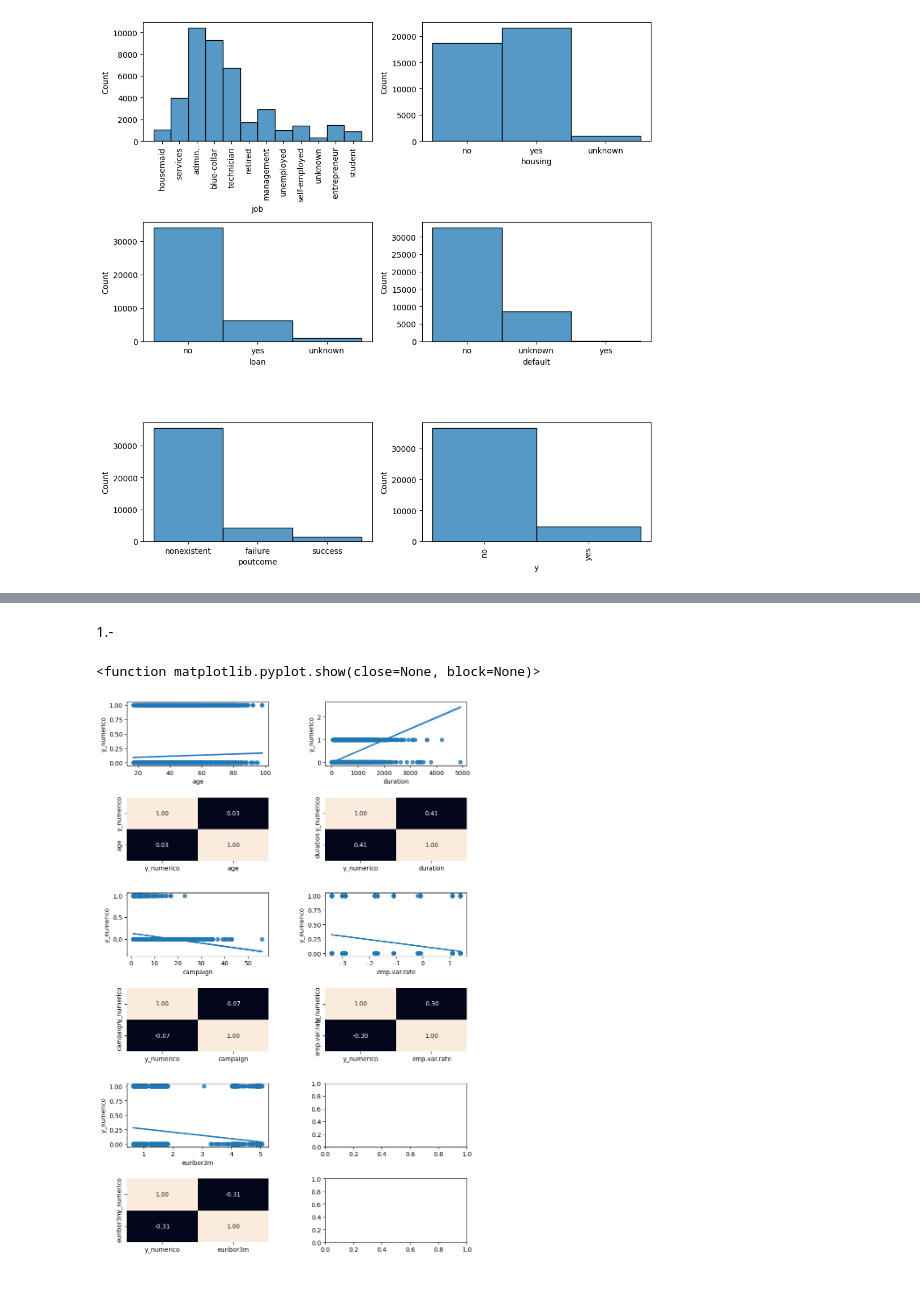
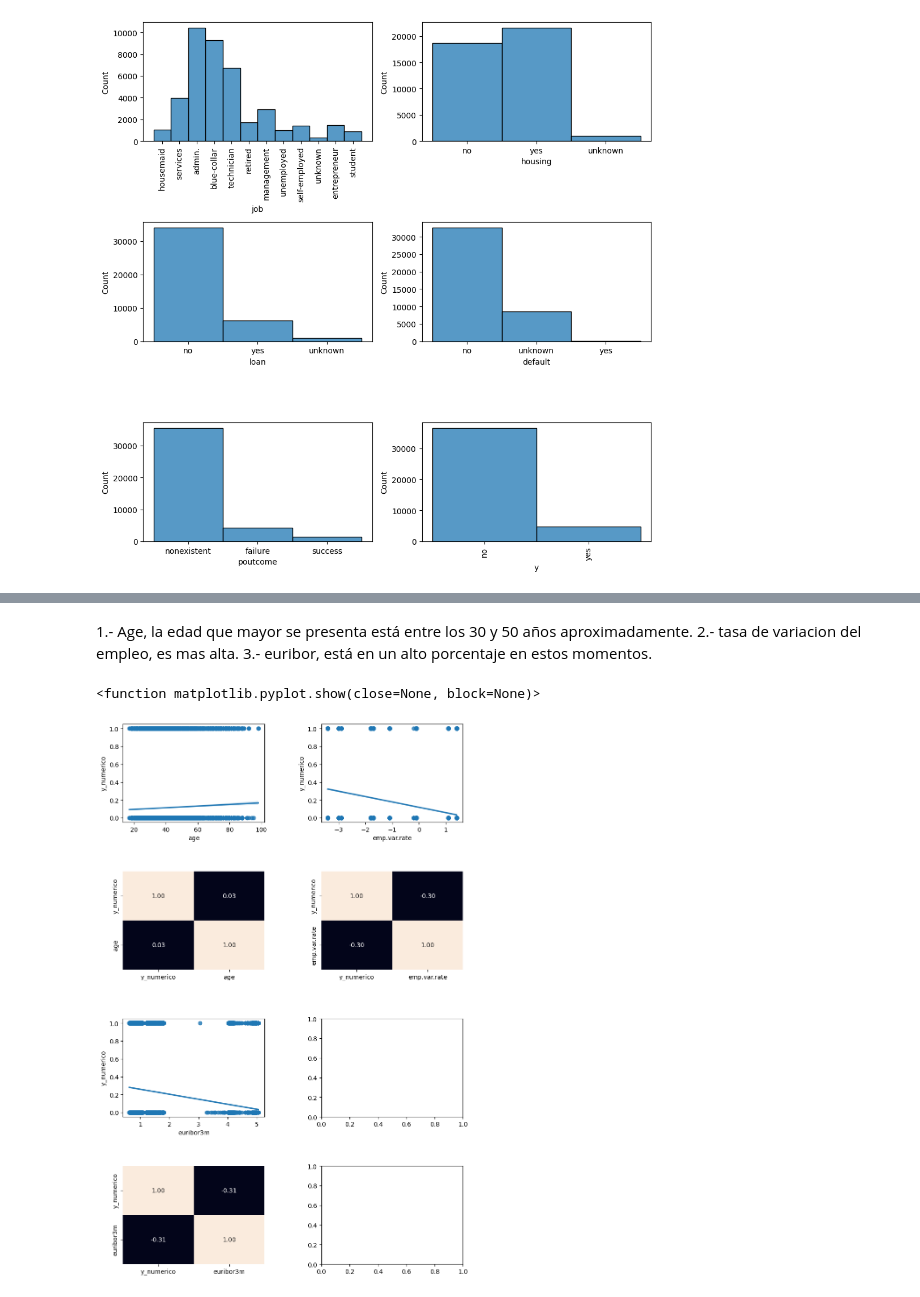
Before and after one commit to Estefaniagz/primer_ml, a Jupyter notebook: src/explore.ipynb, the cells around one changed output, grey strips where cells are left out. Saved outputs shown, nothing was run; the diff lists cells and outputs as text; code cells hidden in the pictures.

```diff
--- a/src/explore.ipynb
+++ b/src/explore.ipynb
@@ -176,29 +170,25 @@ plt.show
-# %% [markdown]
-1.-
+# %% [markdown]
+1.- Age, la edad que mayor se presenta está entre los 30 y 50 años aproximadamente.
+2.- tasa de variacion del empleo, es mas alta.
+3.- euribor, está en un alto porcentaje en estos momentos.
 # %%
 #analisis numerico-numerico
-fig, axis = plt.subplots(6,2,figsize=(10,16))
+fig, axis = plt.subplots(4,2,figsize=(10,16))
 
-df['y_numerico'] = df['y'].apply(lambda x: 1 if x == 'yes' else 0)
+df['y_numerico'] = df['y'].apply(lambda x: 1 if x == 'yes' else 0) # transformar y categorico en numerico
 
 sns.regplot(ax = axis[0,0], data=df, x='age', y= 'y_numerico')
 sns.heatmap(df[['y_numerico', 'age']].corr(),annot=True,fmt='.2f', ax=axis[1,0],cbar=False)
 
-sns.regplot(ax = axis[0,1], data=df, x='duration', y= 'y_numerico')
-sns.heatmap(df[['y_numerico', 'duration']].corr(),annot=True,fmt='.2f', ax=axis[1,1],cbar=False)
+sns.regplot(ax = axis[0,1], data=df, x='emp.var.rate', y= 'y_numerico')
+sns.heatmap(df[['y_numerico', 'emp.var.rate']].corr(),annot=True,fmt='.2f', ax=axis[1,1],cbar=False)
 
-sns.regplot(ax = axis[2,0], data=df, x='campaign', y= 'y_numerico')
-sns.heatmap(df[['y_numerico', 'campaign']].corr(),annot=True,fmt='.2f', ax=axis[3,0],cbar=False)
-
-sns.regplot(ax = axis[2,1], data=df, x='emp.var.rate', y= 'y_numerico')
-sns.heatmap(df[['y_numerico', 'emp.var.rate']].corr(),annot=True,fmt='.2f', ax=axis[3,1],cbar=False)
-
-sns.regplot(ax = axis[4,0], data=df, x='euribor3m', y= 'y_numerico')
-sns.heatmap(df[['y_numerico', 'euribor3m']].corr(),annot=True,fmt='.2f', ax=axis[5,0],cbar=False)
+sns.regplot(ax = axis[2,0], data=df, x='euribor3m', y= 'y_numerico')
+sns.heatmap(df[['y_numerico', 'euribor3m']].corr(),annot=True,fmt='.2f', ax=axis[3,0],cbar=False)
 
 plt.tight_layout
 plt.subplots_adjust(hspace=0.5, wspace=0.4)
 plt.show
 # %% [output]
 <function matplotlib.pyplot.show(close=None, block=None)>
-[figure, old version]
+[figure, new version]
```
Also changed, not shown: parts of 9 cells of this notebook.
